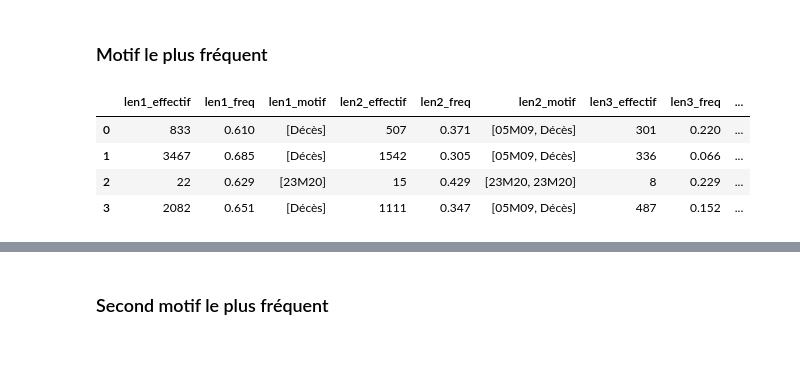
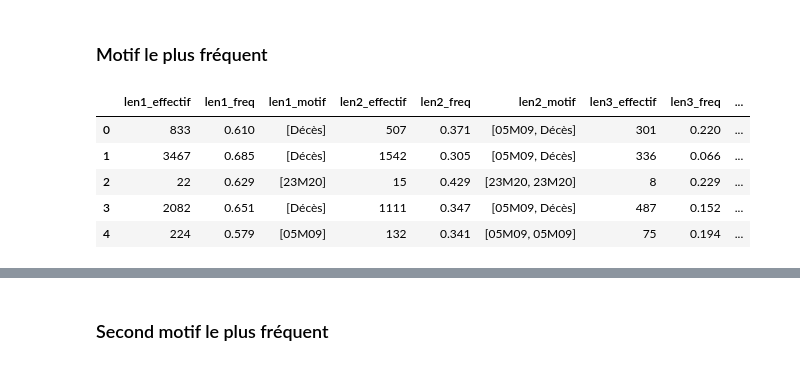
Before and after one commit to Kirscher/TextMining_Parcours_de_soin, a Jupyter notebook: text_mining/PrefixSpan.ipynb, the cells around one changed output, grey strips where cells are left out. Cells and saved outputs as stored; diff of their text form; code cells hidden in the pictures.

```diff
--- a/text_mining/PrefixSpan.ipynb
+++ b/text_mining/PrefixSpan.ipynb
@@ -21,8 +32,8 @@ from tqdm import tqdm
 import plotly.express as px
 # %%
 %%capture capt
-p_soins=pd.read_csv("./data/p_soins.csv", index_col=0)
-p_soins_IC=pd.read_csv("./data/p_soins_IC.csv", index_col=0)
+p_soins=pd.read_csv("../data/p_soins.csv", index_col=0)
+p_soins_IC=pd.read_csv("../data/p_soins_IC.csv", index_col=0)
 # %%
 p_soins.head()
 # %% [output]
@@ -114,7 +140,7 @@ def motifs_frequents_cluster(topk):
     results=pd.DataFrame()
 
     for length in range(1,5):
-        for cluster in range(1, 5):
+        for cluster in range(1, 6):
             corpus = p_soins[p_soins['1']==cluster].drop(["0", "1"], axis=1).stack().groupby(level=0).apply(list).tolist()
             ps = PrefixSpan(corpus)
             ps.minlen=length
@@ -141,10 +167,12 @@ def motifs_frequents_cluster(topk):
 # %% [markdown]
 ### Motif le plus fréquent
 # %%
-motifs_frequents_cluster(1)
+top1=motifs_frequents_cluster(1)
+top1
 # %% [output]
 |  | len1_effectif | len1_freq | len1_motif | len2_effectif | len2_freq | len2_motif | len3_effectif | len3_freq | ... |
 | 0 | 833 | 0.610 | [Décès] | 507 | 0.371 | [05M09, Décès] | 301 | 0.220 | ... |
 | 1 | 3467 | 0.685 | [Décès] | 1542 | 0.305 | [05M09, Décès] | 336 | 0.066 | ... |
 | 2 | 22 | 0.629 | [23M20] | 15 | 0.429 | [23M20, 23M20] | 8 | 0.229 | ... |
 | 3 | 2082 | 0.651 | [Décès] | 1111 | 0.347 | [05M09, Décès] | 487 | 0.152 | ... |
+| 4 | 224 | 0.579 | [05M09] | 132 | 0.341 | [05M09, 05M09] | 75 | 0.194 | ... |
```
Also changed, not shown: parts of 10 cells of this notebook.
